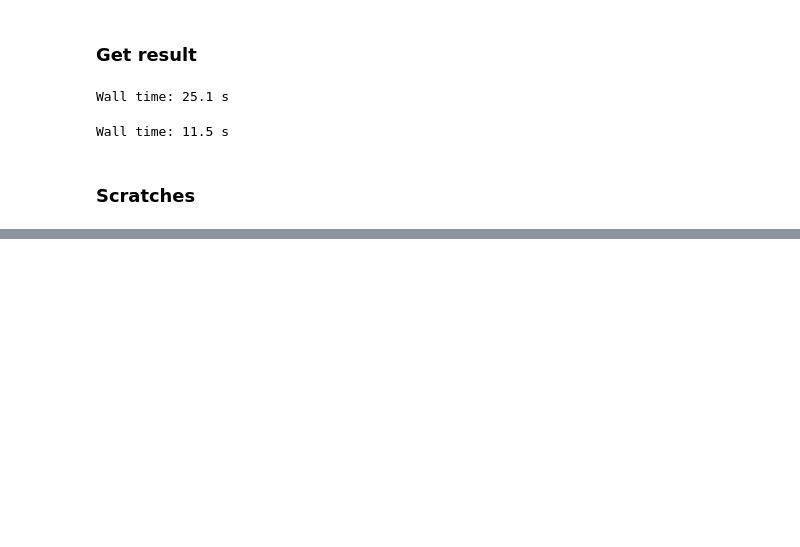
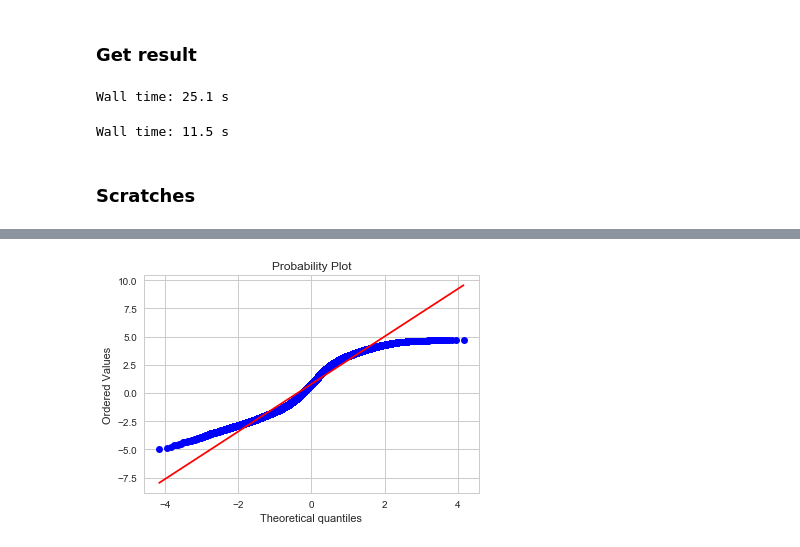
Before and after one commit to almaslov/idao2019, a Jupyter notebook: 08_data_cleaning.ipynb, the cells around one changed output, grey strips where cells are left out. Drawn from its saved outputs; the diff is of its cells as text; code cells hidden in the pictures; blank space fills up the shorter version.

```diff
--- a/08_data_cleaning.ipynb
+++ b/08_data_cleaning.ipynb
@@ -163,0 +323,4 @@ display(df_scores.describe())
+# %%
+_ = sts.probplot(sts.boxcox(dt0)[0], plot=plt)
+# %% [output]
+[figure, added]
```
Also changed, not shown: parts of 11 cells of this notebook.
